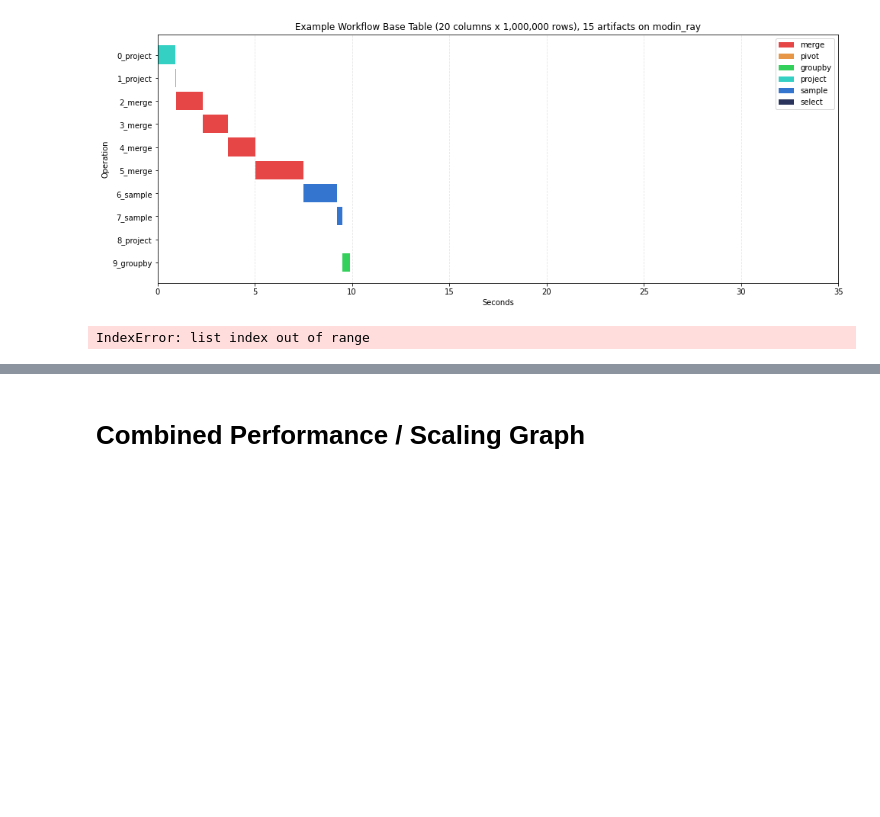
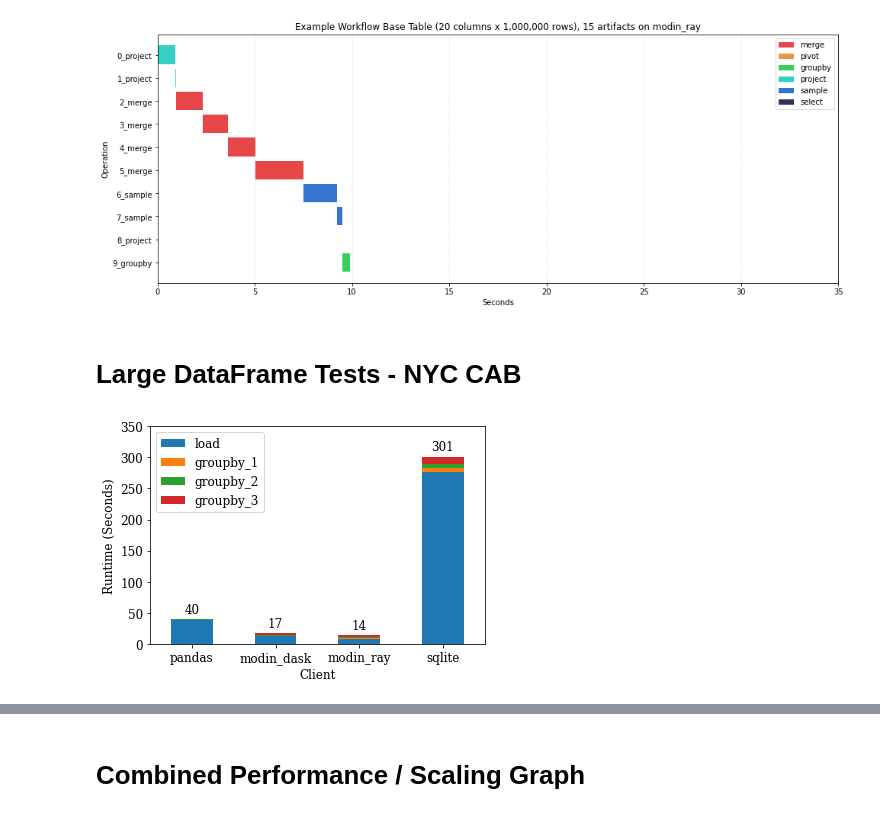
Before and after one commit to suhailrehman/fuzzydata, a Jupyter notebook: examples/Result_Analysis.ipynb, the cells around one changed output, grey strips where cells are left out. Drawn from its saved outputs; the diff is of its cells as text; code cells hidden in the pictures; blank space fills up the shorter version.

```diff
--- a/examples/Result_Analysis.ipynb
+++ b/examples/Result_Analysis.ipynb
@@ -120,10 +118,40 @@ for f in frameworks:
+# %% [markdown]
+# Large DataFrame Tests - NYC CAB
 # %%
-BASE_DIR = '/mnt/fuzzydata/nyc-cab/'
+BASE_DIR = '/mnt/roscoe/data/fuzzydata/fuzzydatatest/nyc-cab/'
 frameworks = ['pandas', 'sqlite', 'modin_dask', 'modin_ray']
 
+all_perfs = []
 for f in frameworks:
     result_file = glob.glob(f"{BASE_DIR}/{f}/*_perf.csv")[0]
     perf_df = pd.read_csv(result_file, index_col=0)
-    plot_gantt(perf_df, title=f'Example Workflow 1.18 GB CSV load/groupby on {f}',  x_range=[0.0, 320])
+    perf_df['end_time_seconds'] = np.cumsum(perf_df.elapsed_time)
+    perf_df['start_time_seconds'] = perf_df['end_time_seconds'].shift().fillna(0)
+    perf_df['framework'] = f
+    all_perfs.append(perf_df)
+    #plot_gantt(perf_df, title=f'Example Workflow 1.18 GB CSV load/groupby on {f}',  x_range=[0.0, 320])
+
+nyc_cab_perfs = pd.concat(all_perfs, ignore_index=True)
-# %% [output]
-IndexError: list index out of range
+# %%
+frameworks = ['pandas', 'modin_dask', 'modin_ray', 'sqlite']
+new_op_labels = ['load', 'groupby_1', 'groupby_2', 'groupby_3']
+nyc_cab_perfs['op'] = np.tile(new_op_labels,4)
+pivoted = nyc_cab_perfs.pivot(index='framework', columns='op', values='elapsed_time')
+pivoted = pivoted.reindex(frameworks)[new_op_labels]
+ax = pivoted.plot.bar(stacked=True)
+plt.xticks(rotation=0)
+plt.ylim(0,350)
+
+# Add total Labels
+totals = pivoted.sum(axis=1)
+y_offset = 10
+# Add labels to each bar.
+for i, total in enumerate(totals):
+    ax.text(i, total + y_offset, round(total), ha='center')
+
+plt.legend()
+plt.xlabel('Client')
+plt.ylabel('Runtime (Seconds)')
+plt.savefig('real_example.pdf', bbox_inches='tight')
+# %% [output]
+[figure, added]
```
Also changed, not shown: parts of 25 cells of this notebook, 11 other files.
